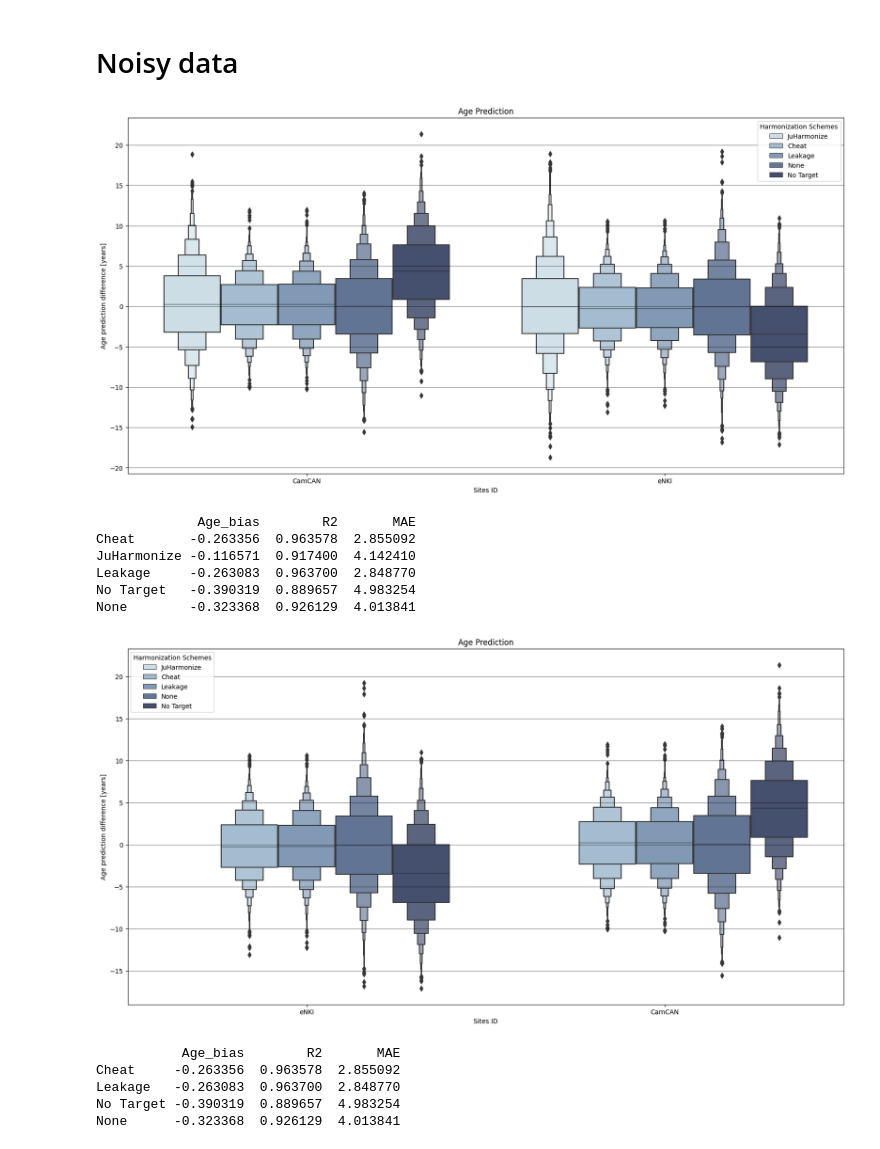
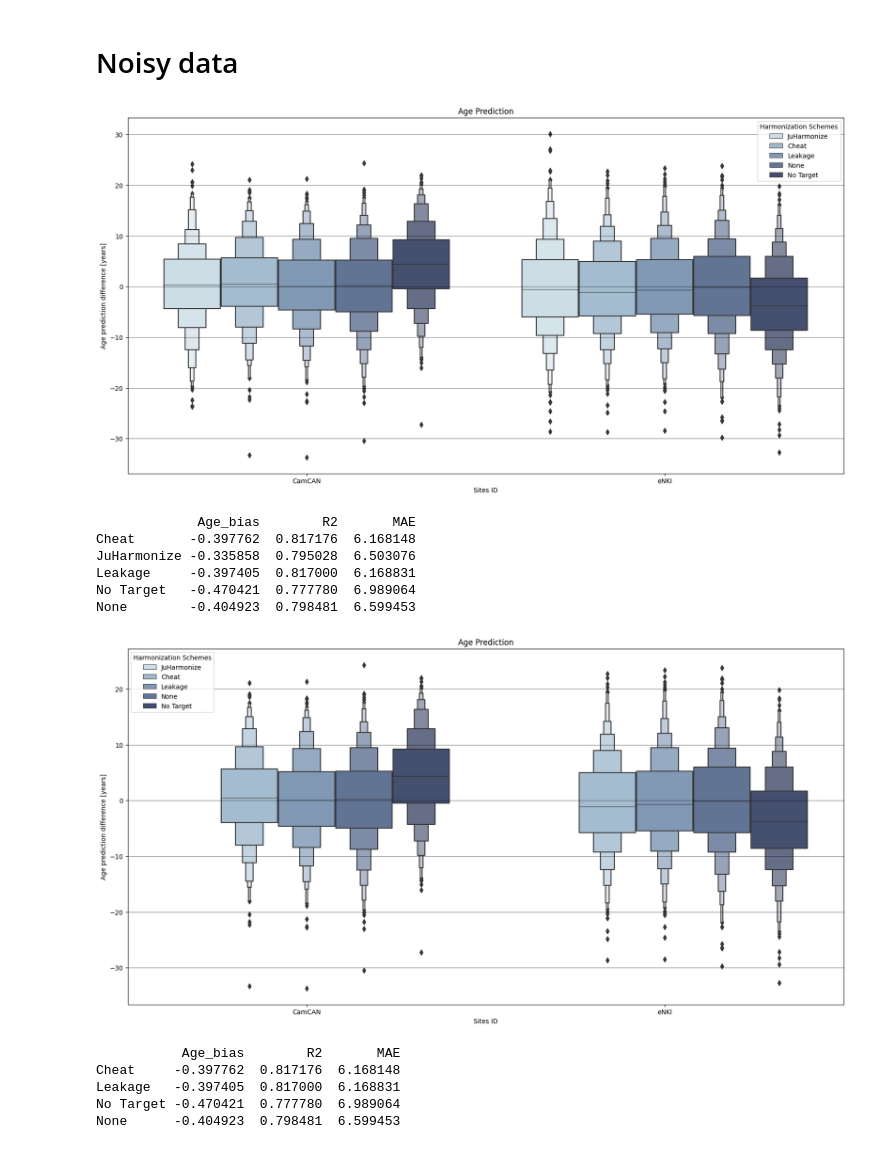
Before and after one commit to juaml/harmonize_project, a Jupyter notebook: 3_check_results/regression_plots.ipynb, the cells around one changed output. Cells and saved outputs as stored; diff of their text form; code cells hidden in the pictures.

Commit message:
MAREoS and synthetic noise experiments

```diff
--- a/3_check_results/regression_plots.ipynb
+++ b/3_check_results/regression_plots.ipynb
@@ -456,7 +461,7 @@ sbn.scatterplot(
 # %%
 exp_dir = "/home/nnieto/Nico/Harmonization/results_regression/"
 experiments_to_check = {'test_regression_noisy_data_rf_stack_rvr_pred_CamCAN_eNKI'}
-data = extract_experiment_data(exp_dir, experiments_to_check, train_acc=True)
+data = extract_experiment_data(exp_dir, experiments_to_check, train_acc=False)
 data.rename(columns={"harmonize_mode": "Harmonization Schemes"},
             inplace=True)
 data["Harmonization Schemes"].replace({"pretend": "JuHarmonize",
@@ -491,17 +496,17 @@ plt.show()
 table = table_generation(data)
 print(table)
 # %% [output]
-[figure, old version]
+[figure, new version]
              Age_bias        R2       MAE
-Cheat       -0.263356  0.963578  2.855092
-JuHarmonize -0.116571  0.917400  4.142410
-Leakage     -0.263083  0.963700  2.848770
-No Target   -0.390319  0.889657  4.983254
-None        -0.323368  0.926129  4.013841
+Cheat       -0.397762  0.817176  6.168148
+JuHarmonize -0.335858  0.795028  6.503076
+Leakage     -0.397405  0.817000  6.168831
+No Target   -0.470421  0.777780  6.989064
+None        -0.404923  0.798481  6.599453
 # %%
 exp_dir = "/home/nnieto/Nico/Harmonization/results_regression/"
 experiments_to_check = {'test_regression_noisy_data_rf_stack_rvr_pred_CamCAN_eNKI_100images'}
-data = extract_experiment_data(exp_dir, experiments_to_check, train_acc=True)
+data = extract_experiment_data(exp_dir, experiments_to_check, train_acc=False)
 data.rename(columns={"harmonize_mode": "Harmonization Schemes"},
             inplace=True)
 data["Harmonization Schemes"].replace({"pretend": "JuHarmonize",
@@ -509,36 +514,36 @@ data["Harmonization Schemes"].replace({"pretend": "JuHarmonize",
                                        "none": "None",
                                        "cheat": "Cheat",
                                        "notarget": "No Target"}, inplace=True)
 
 harm_modes = ["JuHarmonize", "Cheat", "Leakage", "None", "No Target"]
 data = data[data["Harmonization Schemes"].isin(harm_modes)]
 absolute = False
 
 if absolute:
     data["y_diff"] = np.abs(data["y_true"]-data["y_pred"])
 else:
     data["y_diff"] = data["y_true"]-data["y_pred"]
 
 fig, ax = plt.subplots(1, 1, figsize=[20, 10])
 pal = sbn.cubehelix_palette(5, rot=-.15, light=0.85, dark=0.3)
 
 sbn.boxenplot(
     data=data, palette=pal,
     x="site", y="y_diff", hue="Harmonization Schemes",
     hue_order=harm_modes
 )
 plt.ylabel("Age prediction difference [years]")
 plt.title("Age Prediction")
 plt.xlabel("Sites ID")
 plt.grid(alpha=0.5, axis="y", c="black")
 plt.show()
 
 table = table_generation(data)
 print(table)
 # %% [output]
-[figure, old version]
+[figure, new version]
            Age_bias        R2       MAE
-Cheat     -0.263356  0.963578  2.855092
-Leakage   -0.263083  0.963700  2.848770
-No Target -0.390319  0.889657  4.983254
-None      -0.323368  0.926129  4.013841
+Cheat     -0.397762  0.817176  6.168148
+Leakage   -0.397405  0.817000  6.168831
+No Target -0.470421  0.777780  6.989064
+None      -0.404923  0.798481  6.599453
```
Also changed, not shown: parts of 13 cells of this notebook, 10 other files.
